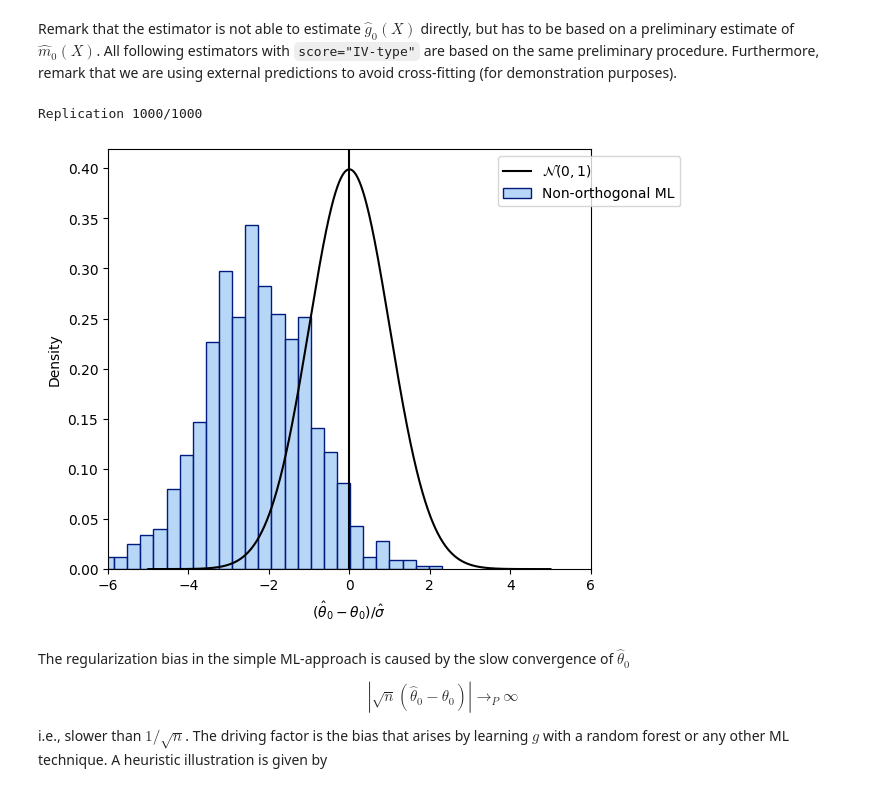
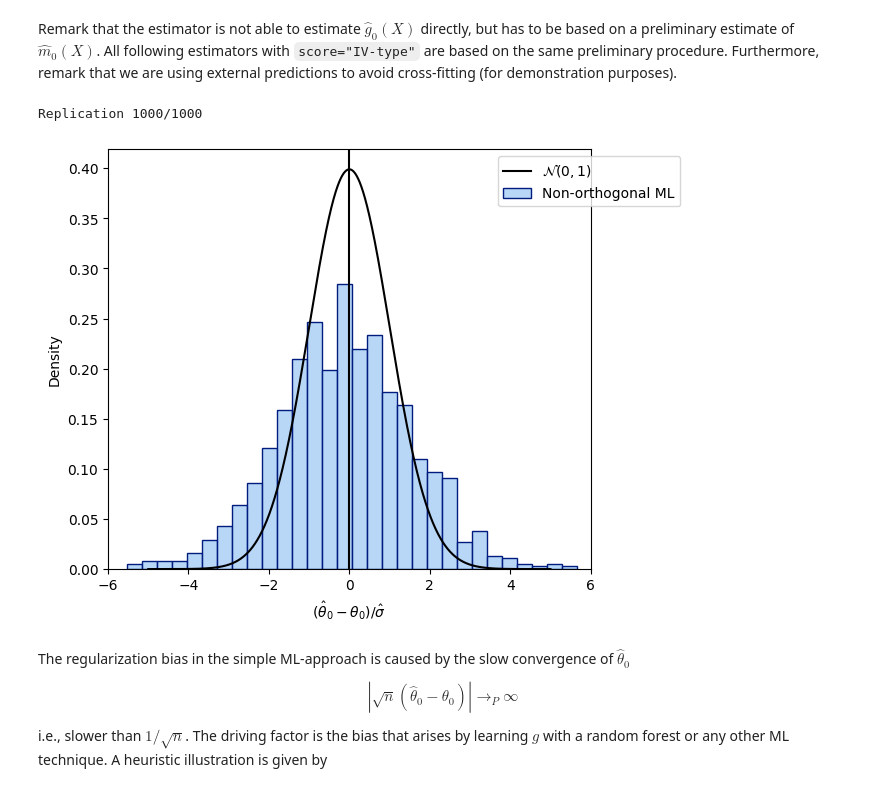
Before and after one commit to DoubleML/doubleml-docs, a Jupyter notebook: doc/examples/py_double_ml_basics.ipynb, the cells around one changed output. Cells and saved outputs as stored; diff of their text form; code cells hidden in the pictures.

Commit message:
upload figures basic notebooks

```diff
--- a/doc/examples/py_double_ml_basics.ipynb
+++ b/doc/examples/py_double_ml_basics.ipynb
@@ -82,7 +82,7 @@ Remark that the estimator is not able to estimate $\hat{g}_0(X)$ directly, but h
 np.random.seed(1111)
 
 ml_l = LGBMRegressor(n_estimators=300, learning_rate=0.1)
-ml_m = LGBMRegressor(n_estimators=200, learning_rate=0.05)
+ml_m = LGBMRegressor(n_estimators=300, learning_rate=0.1)
 ml_g = clone(ml_l)
 
 theta_nonorth = np.full(n_rep, np.nan)
@@ -113,34 +113,34 @@ for i_rep in range(n_rep):
         'd': {
             'ml_l': l_hat.reshape(-1, 1),
             'ml_m': m_hat.reshape(-1, 1),
             'ml_g': g_hat.reshape(-1, 1)
         }
     }
 
     obj_dml_data = DoubleMLData.from_arrays(x[i_est, :], y[i_est], d[i_est])
     obj_dml_plr_nonorth = DoubleMLPLR(obj_dml_data,
                                     ml_l, ml_m, ml_g,
                                     n_folds=2,
                                     score=non_orth_score)
     obj_dml_plr_nonorth.fit(external_predictions=external_predictions)
     theta_nonorth[i_rep] = obj_dml_plr_nonorth.coef[0]
     se_nonorth[i_rep] = obj_dml_plr_nonorth.se[0]
 
 fig_non_orth, ax = plt.subplots(constrained_layout=True);
 ax = sns.histplot((theta_nonorth - alpha)/se_nonorth,
                 color=face_colors[0], edgecolor = edge_colors[0],
                 stat='density', bins=30, label='Non-orthogonal ML');
 ax.axvline(0., color='k');
 xx = np.arange(-5, +5, 0.001)
 yy = stats.norm.pdf(xx)
 ax.plot(xx, yy, color='k', label='$\\mathcal{N}(0, 1)$');
 ax.legend(loc='upper right', bbox_to_anchor=(1.2, 1.0));
 ax.set_xlim([-6., 6.]);
 ax.set_xlabel('$(\hat{\\theta}_0 - \\theta_0)/\hat{\sigma}$');
 plt.show()
 # %% [output]
 Replication 1000/1000
-[figure, old version]
+[figure, new version]
 # %% [markdown]
 The regularization bias in the simple ML-approach is caused by the slow convergence of $\hat{\theta}_0$
 
```
Also changed, not shown: parts of 6 cells of this notebook, 15 other files.
